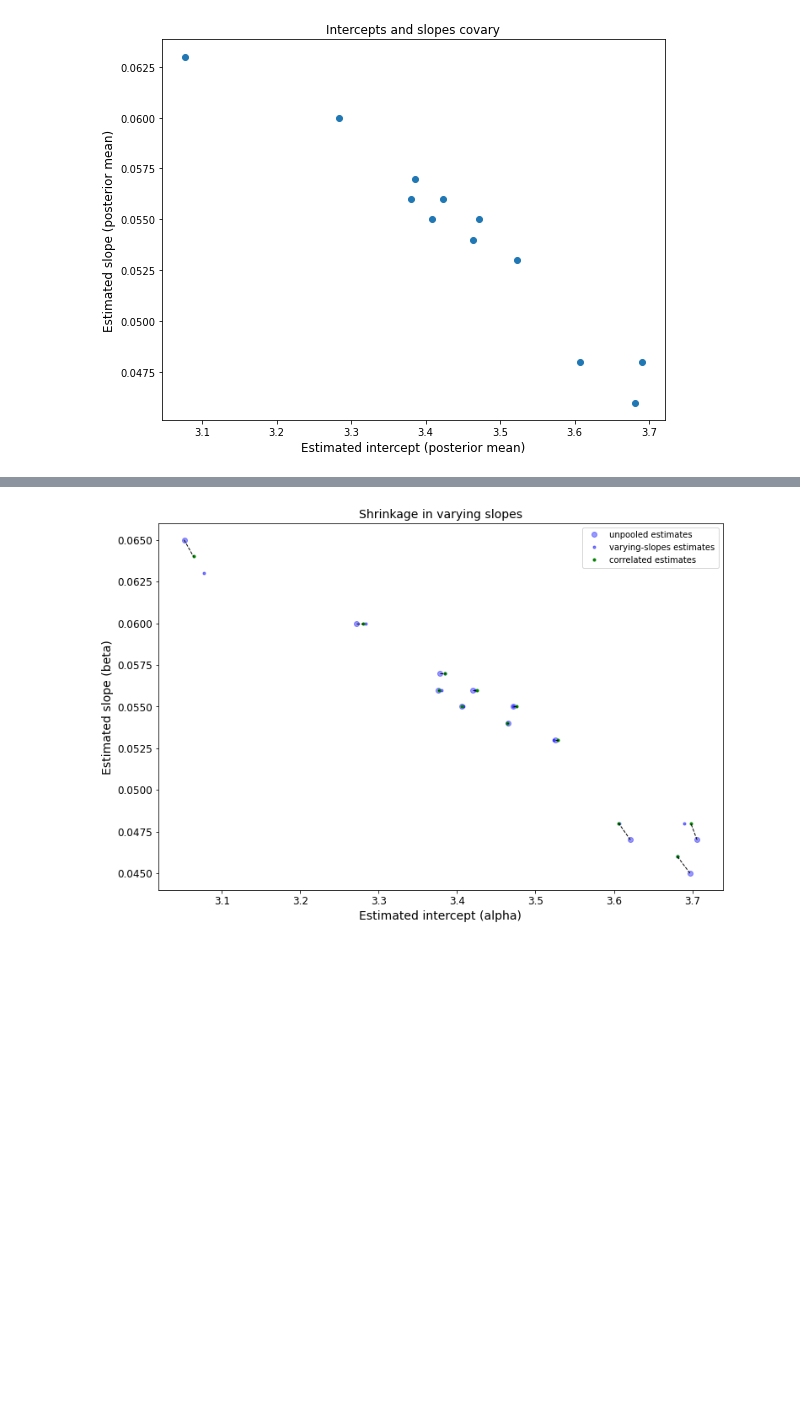
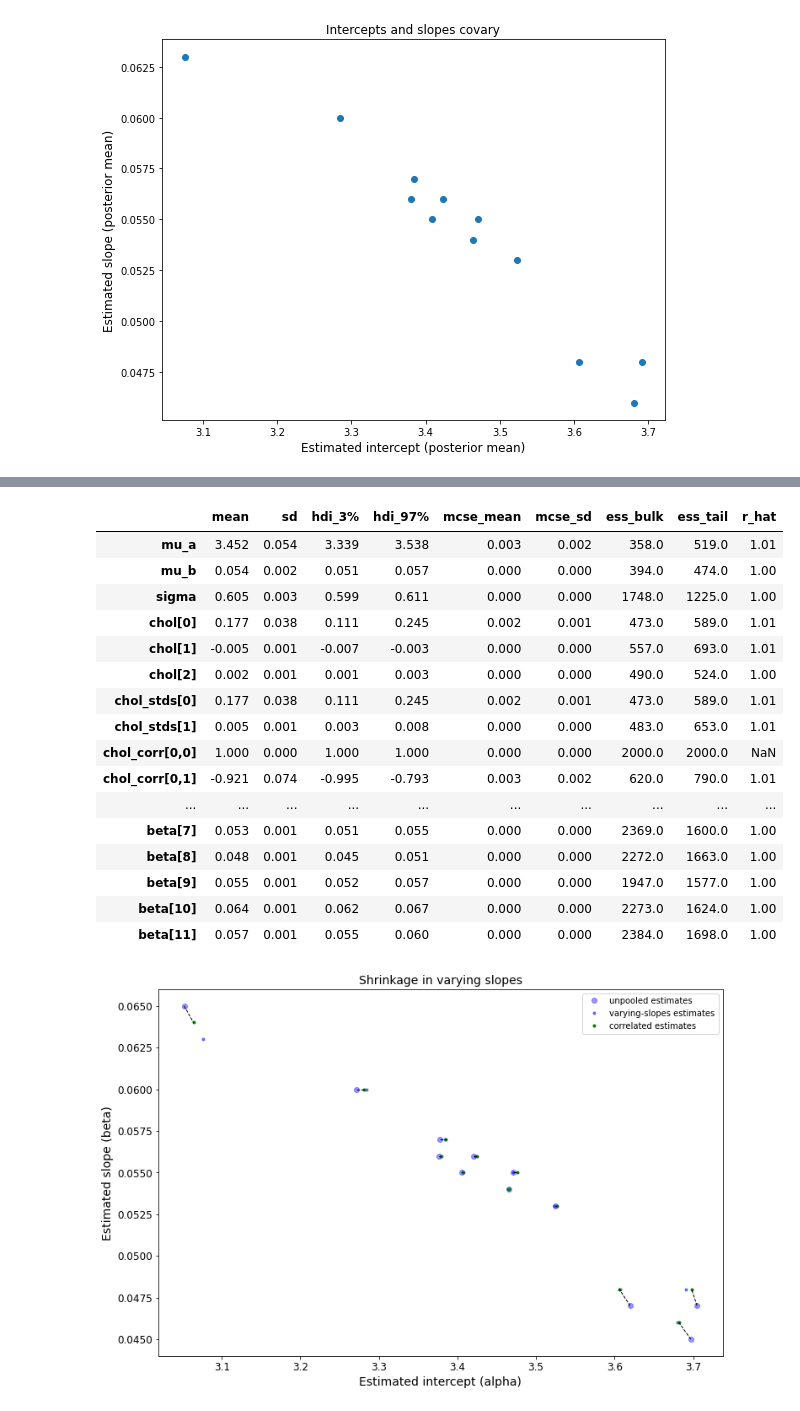
Before and after one commit to mpdylan/INFO510-public, a Jupyter notebook: notebooks/linear_models/beijing_hlm.ipynb, the cells around one changed output, grey strips where cells are left out. Saved outputs shown, nothing was run; the diff lists cells and outputs as text; code cells hidden in the pictures; blank space fills up the shorter version.

```diff
--- a/notebooks/linear_models/beijing_hlm.ipynb
+++ b/notebooks/linear_models/beijing_hlm.ipynb
@@ -390,4 +371,24 @@ Sampling 4 chains for 1_000 tune and 1_000 draw iterations (4_000 + 4_000 draws
 The number of effective samples is smaller than 25% for some parameters.
+# %%
+noncentered_summary
+# %% [output]
+|  | mean | sd | hdi_3% | hdi_97% | mcse_mean | mcse_sd | ess_bulk | ess_tail | r_hat |
+| mu_a | 3.452 | 0.054 | 3.339 | 3.538 | 0.003 | 0.002 | 358.0 | 519.0 | 1.01 |
+| mu_b | 0.054 | 0.002 | 0.051 | 0.057 | 0.000 | 0.000 | 394.0 | 474.0 | 1.00 |
+| sigma | 0.605 | 0.003 | 0.599 | 0.611 | 0.000 | 0.000 | 1748.0 | 1225.0 | 1.00 |
+| chol[0] | 0.177 | 0.038 | 0.111 | 0.245 | 0.002 | 0.001 | 473.0 | 589.0 | 1.01 |
+| chol[1] | -0.005 | 0.001 | -0.007 | -0.003 | 0.000 | 0.000 | 557.0 | 693.0 | 1.01 |
+| chol[2] | 0.002 | 0.001 | 0.001 | 0.003 | 0.000 | 0.000 | 490.0 | 524.0 | 1.00 |
+| chol_stds[0] | 0.177 | 0.038 | 0.111 | 0.245 | 0.002 | 0.001 | 473.0 | 589.0 | 1.01 |
+| chol_stds[1] | 0.005 | 0.001 | 0.003 | 0.008 | 0.000 | 0.000 | 483.0 | 653.0 | 1.01 |
+| chol_corr[0,0] | 1.000 | 0.000 | 1.000 | 1.000 | 0.000 | 0.000 | 2000.0 | 2000.0 | NaN |
+| chol_corr[0,1] | -0.921 | 0.074 | -0.995 | -0.793 | 0.003 | 0.002 | 620.0 | 790.0 | 1.01 |
+| ... | ... | ... | ... | ... | ... | ... | ... | ... | ... |
+| beta[7] | 0.053 | 0.001 | 0.051 | 0.055 | 0.000 | 0.000 | 2369.0 | 1600.0 | 1.00 |
+| beta[8] | 0.048 | 0.001 | 0.045 | 0.051 | 0.000 | 0.000 | 2272.0 | 1663.0 | 1.00 |
+| beta[9] | 0.055 | 0.001 | 0.052 | 0.057 | 0.000 | 0.000 | 1947.0 | 1577.0 | 1.00 |
+| beta[10] | 0.064 | 0.001 | 0.062 | 0.067 | 0.000 | 0.000 | 2273.0 | 1624.0 | 1.00 |
+| beta[11] | 0.057 | 0.001 | 0.055 | 0.060 | 0.000 | 0.000 | 2384.0 | 1698.0 | 1.00 |
 # %%
 # Visualize shrinking from the varying-slopes model with correlations
 plt.figure(figsize=(12, 8))
```
Also changed, not shown: parts of 14 cells of this notebook, 56 other files.
